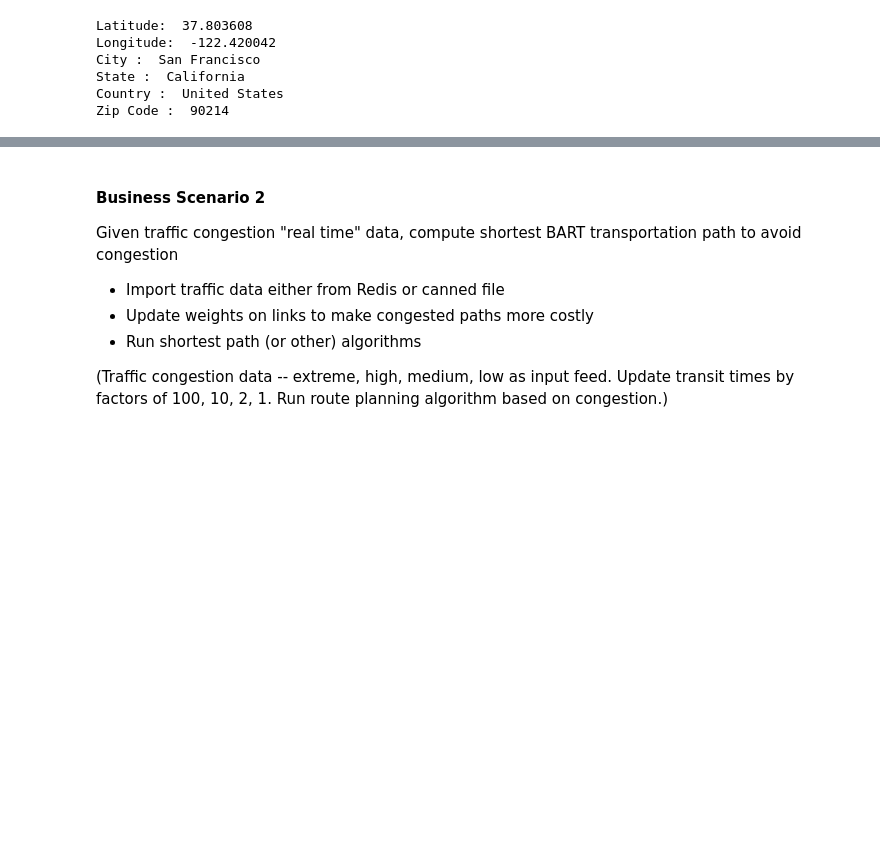
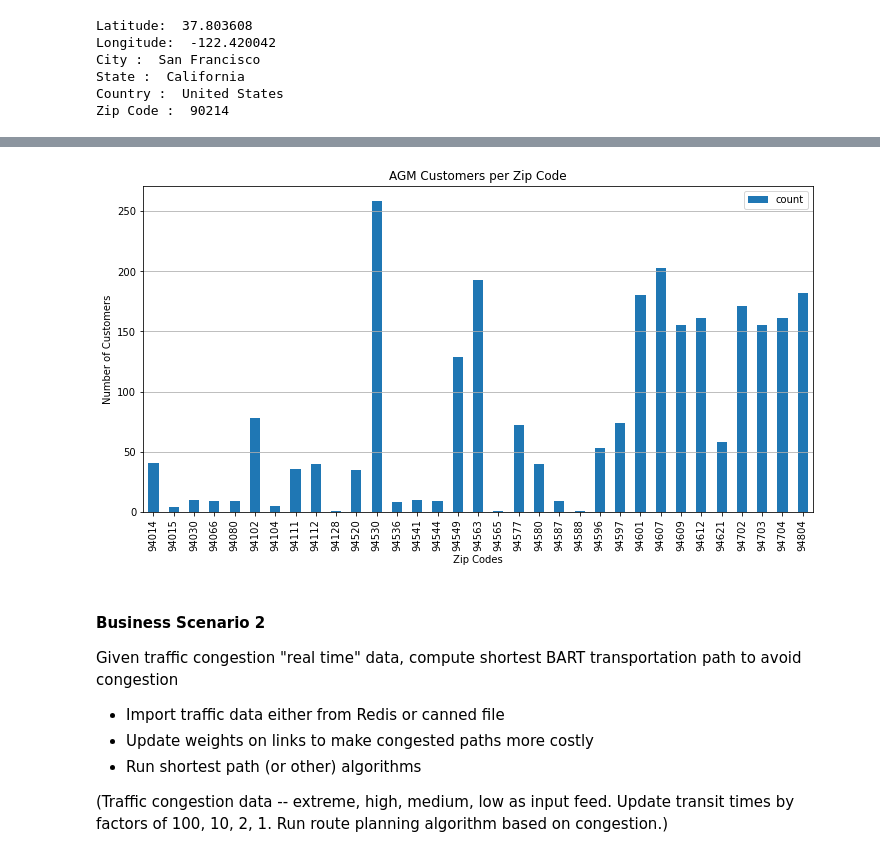
Before and after one commit to tighub1/w205_project3, a Jupyter notebook: code/Proj3_solution.ipynb, the cells around one changed output, grey strips where cells are left out. Drawn from its saved outputs; the diff is of its cells as text; code cells hidden in the pictures; blank space fills up the shorter version.

Commit message:
Add files via upload
Progress on business scenario 1
Finds zip codes based on lat, lon
Zip code bar plot

```diff
--- a/code/Proj3_solution.ipynb
+++ b/code/Proj3_solution.ipynb
@@ -687,0 +744,26 @@ Zip Code :  90214
+# %%
+# ***********************************************************************************************************************
+# 2. From the customers table, find all customers with zip codes in the list of zip codes
+# ***********************************************************************************************************************
+#print(zips_unique)
+#print(zips)
+
+zip_list = ''
+for z in zips_unique:
+    zip_list += '\'' + str(z) + '\'' + ','
+
+zip_list = zip_list[:-1] # remove extra last comma
+
+rollback_before_flag = True
+rollback_after_flag = True
+
+query = """
+select zip, count(*)
+from customers
+where zip in (%s)
+group by zip
+order by zip
+""".replace("%s",zip_list)
+
+df_customers = my_select_query_pandas(query, rollback_before_flag, rollback_after_flag)
+df_customers
@@ -687,0 +788,13 @@ Zip Code :  90214
+# %%
+# ***********************************************************************************************************************
+# 3. Prepare barplot of customer counts per zip code
+# **********************************************************************************************************************
+
+df_customers.set_index(df_customers['zip'],inplace=True)
+df_customers.plot(kind='bar',figsize=(12,6),title='AGM Customers per Zip Code').grid(axis='y')
+plt.xlabel('Zip Codes')
+plt.ylabel('Number of Customers')
+plt.xticks(rotation=90)
+plt.show()
+# %% [output]
+[figure, added]
```
Also changed, not shown: parts of 8 cells of this notebook.
